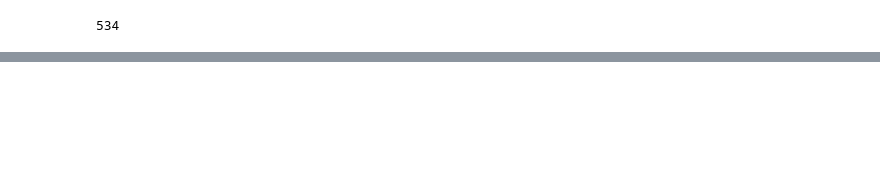
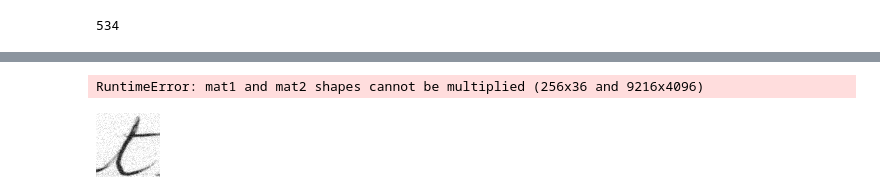
Before and after one commit to fanhh/su23-ai-team-1, a Jupyter notebook: cursive_prediction.ipynb, the cells around one changed output, grey strips where cells are left out. Drawn from its saved outputs; the diff is of its cells as text; code cells hidden in the pictures; blank space fills up the shorter version.

```diff
--- a/cursive_prediction.ipynb
+++ b/cursive_prediction.ipynb
@@ -134,4 +155,4 @@ for i in range(10):
     noise_df['image'] = noise_df['file_name'].apply(png_to_noisy_tensor)
     noise_df.drop(columns = ['file_name'], inplace = True)
     noise_df = noise_df[['image', 'letter']]
-    df = pd.concat([df, noise_df])
+    df = df.append(noise_df, ignore_index= True)
@@ -340,3 +322,9 @@ Test Loss: 0.0002695374190325446
 Testing Finished
+# %%
+for i, (inputs, labels) in enumerate(train_loader):
+    x = inputs
+    y = labels
+    break
 # %%
-x = df['image'][0]
+x = x[0]
+x
@@ -358,0 +357,8 @@ pred()
+# %%
+pred(x)[0].argmax()
+# %% [output]
+RuntimeError: mat1 and mat2 shapes cannot be multiplied (256x36 and 9216x4096)
+# %%
+show_tensor_image(x[0])
+# %% [output]
+[figure, added]
```
Also changed, not shown: parts of 14 cells of this notebook.
